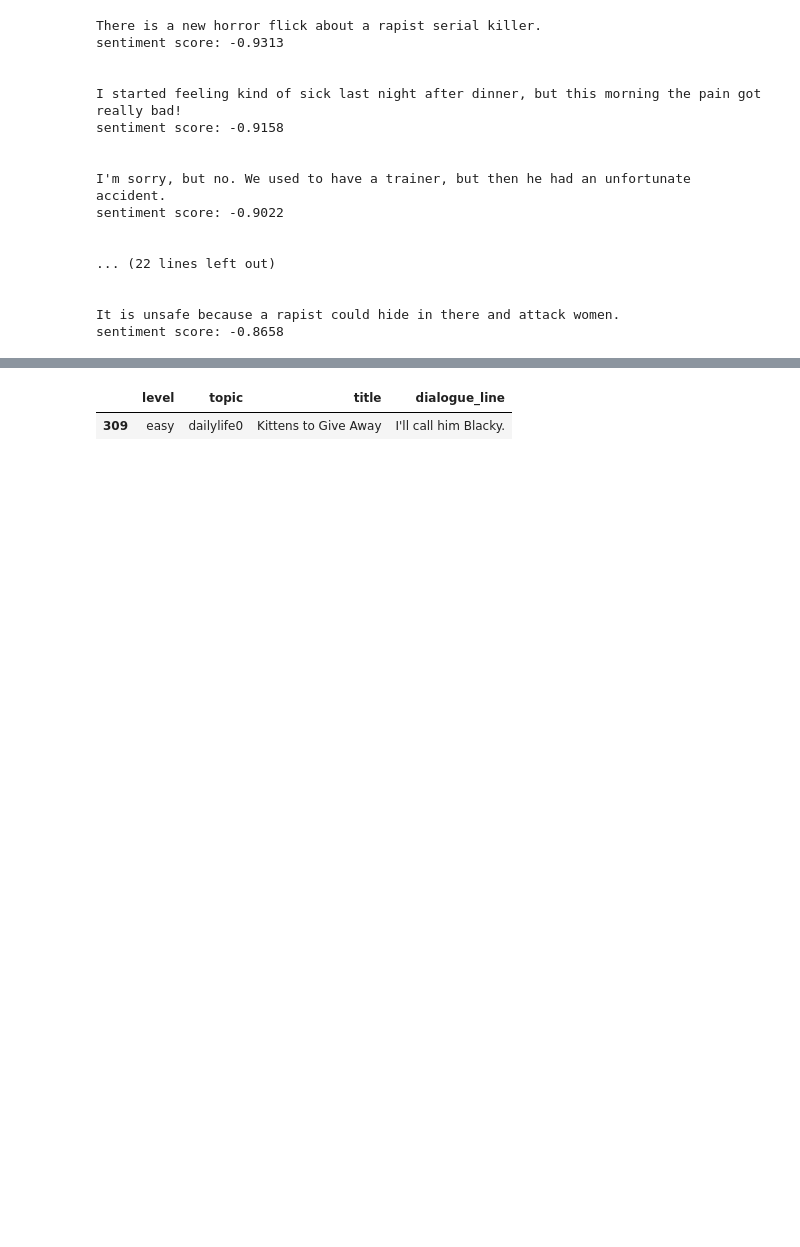
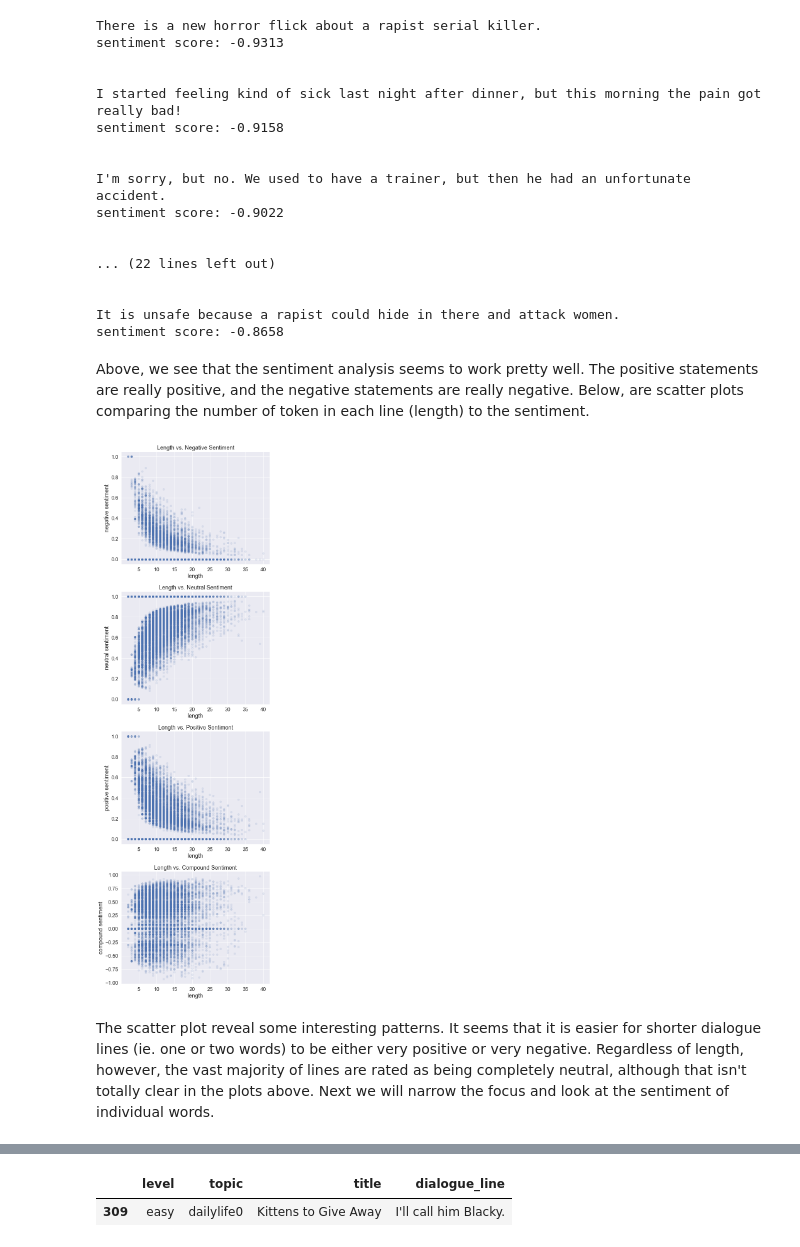
Before and after one commit to robbywalker823/Springboard, a Jupyter notebook: Capstone_3/Cap_3_EDA.ipynb, the cells around one changed output, grey strips where cells are left out. Cells and saved outputs as stored; diff of their text form; code cells hidden in the pictures; blank space fills up the shorter version.

```diff
--- a/Capstone_3/Cap_3_EDA.ipynb
+++ b/Capstone_3/Cap_3_EDA.ipynb
@@ -507,3 +520,38 @@ sentiment score: -0.9022
 
 It is unsafe because a rapist could hide in there and attack women.
 sentiment score: -0.8658
+# %% [markdown]
+Above, we see that the sentiment analysis seems to work pretty well. The positive statements are really positive, and the negative statements are really negative. Below, are scatter plots comparing the number of token in each line (length) to the sentiment.
+# %%
+plt.figure(figsize=(8, 25))
+
+plt.subplot(4, 1, 1)
+plt.scatter(lengths, sentiment_df.neg, alpha=0.1)
+plt.title('Length vs. Negative Sentiment')
+plt.xlabel('length')
+plt.ylabel('negative sentiment')
+
+plt.subplot(4, 1, 2)
+plt.scatter(lengths, sentiment_df.neu, alpha=0.1)
+plt.title('Length vs. Neutral Sentiment')
+plt.xlabel('length')
+plt.ylabel('neutral sentiment')
+
+plt.subplot(4, 1, 3)
+plt.scatter(lengths, sentiment_df.pos, alpha=0.1)
+plt.title('Length vs. Positive Sentiment')
+plt.xlabel('length')
+plt.ylabel('positive sentiment')
+
+plt.subplot(4, 1, 4)
+plt.scatter(lengths, sentiment_df.compound, alpha=0.1)
+plt.title('Length vs. Compound Sentiment')
+plt.xlabel('length')
+plt.ylabel('compound sentiment')
+
+plt.tight_layout()
+plt.show()
+# %% [output]
+[figure, added]
+# %% [markdown]
+The scatter plot reveal some interesting patterns. It seems that it is easier for shorter dialogue lines (ie. one or two words) to be either very positive or very negative. Regardless of length, however, the vast majority of lines are rated as being completely neutral, although that isn't totally clear in the plots above. Next we will narrow the focus and look at the sentiment of individual words.
```
Also changed, not shown: parts of 26 cells of this notebook.
